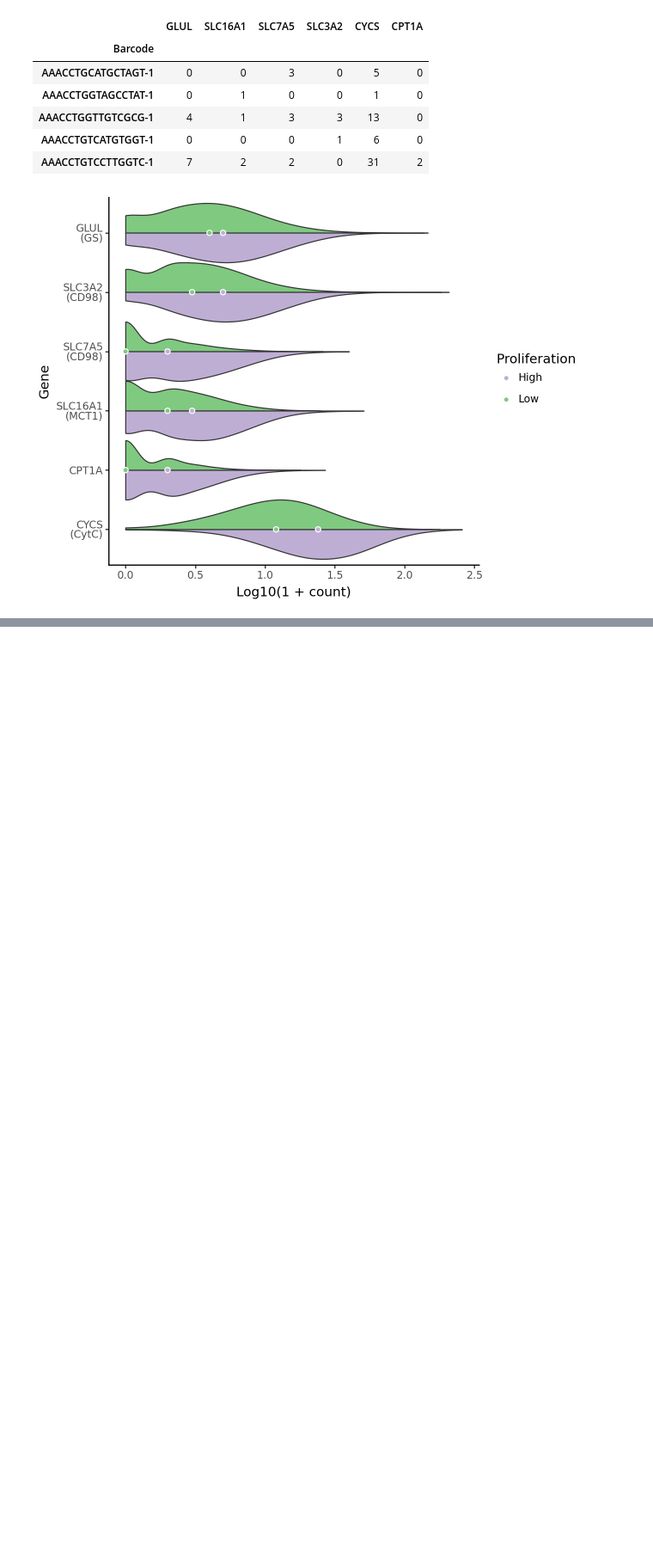
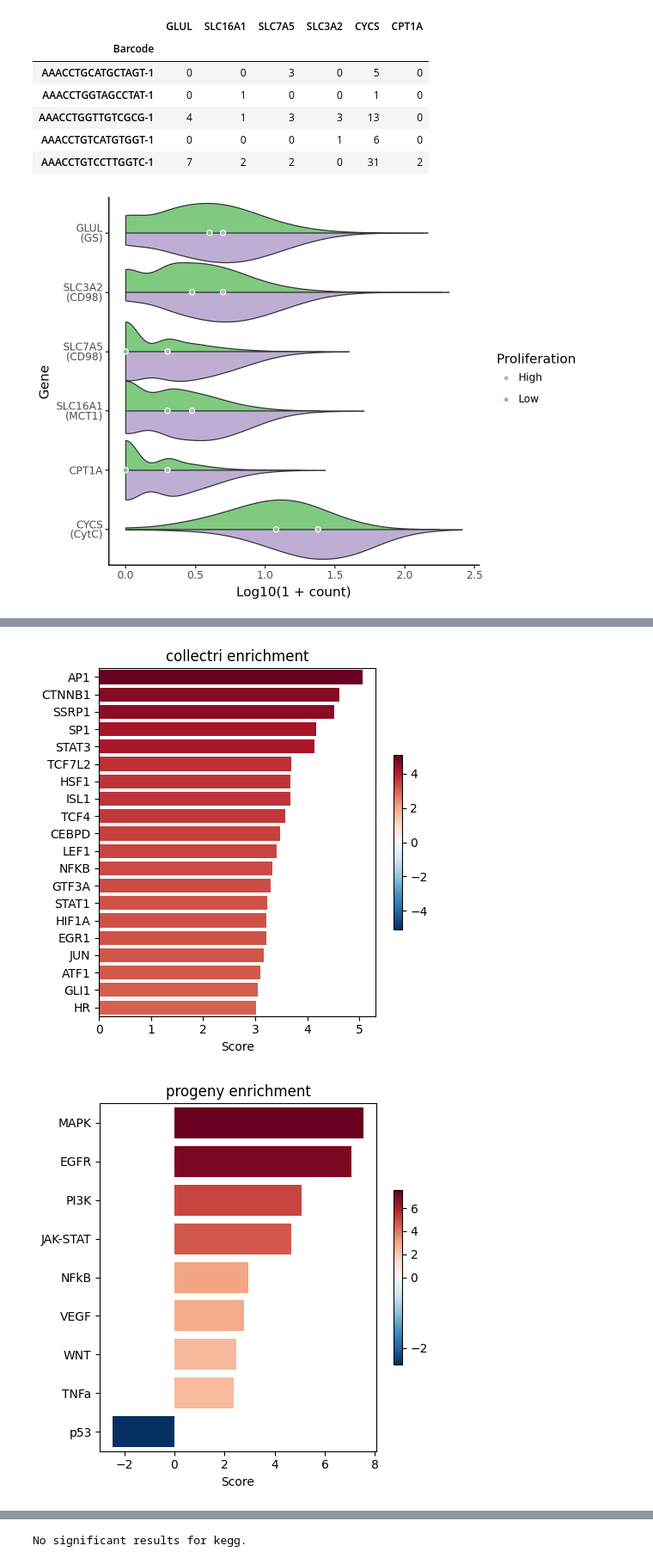
Before and after one commit to HartmannLab/MIBI-Analysis_Hamburg_CRC_TMA_2024, a Jupyter notebook: notebooks/validation/Pelka.ipynb, the cells around one changed output, grey strips where cells are left out. Shown at 86% size. Saved outputs shown, nothing was run; the diff lists cells and outputs as text; code cells hidden in the pictures; blank space fills up the shorter version.

```diff
--- a/notebooks/validation/Pelka.ipynb
+++ b/notebooks/validation/Pelka.ipynb
@@ -90,0 +170,40 @@ gp
+# %%
+# Prepare resources
+disgenet_df = dc.op.resource('DisGeNet')
+disgenet_df.rename(columns={"disease": "source", "genesymbol": "target"}, inplace=True)
+disgenet_df = disgenet_df.loc[:,["target", "source"]].drop_duplicates()
+kegg_df = dc.op.resource("KEGG-PC")
+kegg_df.rename(columns={"pathway": "source", "genesymbol": "target"}, inplace=True)
+kegg_df = kegg_df.loc[:,["target", "source"]].drop_duplicates()
+assert len(set(kegg_df.target).intersection(set(data.columns))) > 0
+
+resources = {
+    "collectri": dc.op.collectri(organism='human'),
+    "progeny": dc.op.progeny(organism='human'),
+    "hallmark": dc.op.hallmark(organism='human'),
+    "disgenet": disgenet_df,
+    "kegg": kegg_df,
+}
+
+for res_name, res in resources.items():
+    acts, padj = dc.mt.ulm(data=data, net=res)
+
+    # Filter by sign padj
+    msk = (padj.T < 0.05).iloc[:, 0]
+    acts = acts.loc[:, msk]
+
+    if acts.shape[1] == 0:
+        print(f"No significant results for {res_name}.")
+        continue
+
+    dc.pl.barplot(
+        data=acts,
+        name='Malignant Log2 Fold Change',
+        top=20,
+        figsize=(5, 5)
+    )
+    plt.title(f"{res_name} enrichment")
+    plt.show()
+# %% [output]
+[figure, added]
+[figure, added]
@@ -90,0 +212 @@ gp
+No significant results for kegg.
```
Also changed, not shown: parts of 9 cells of this notebook.
